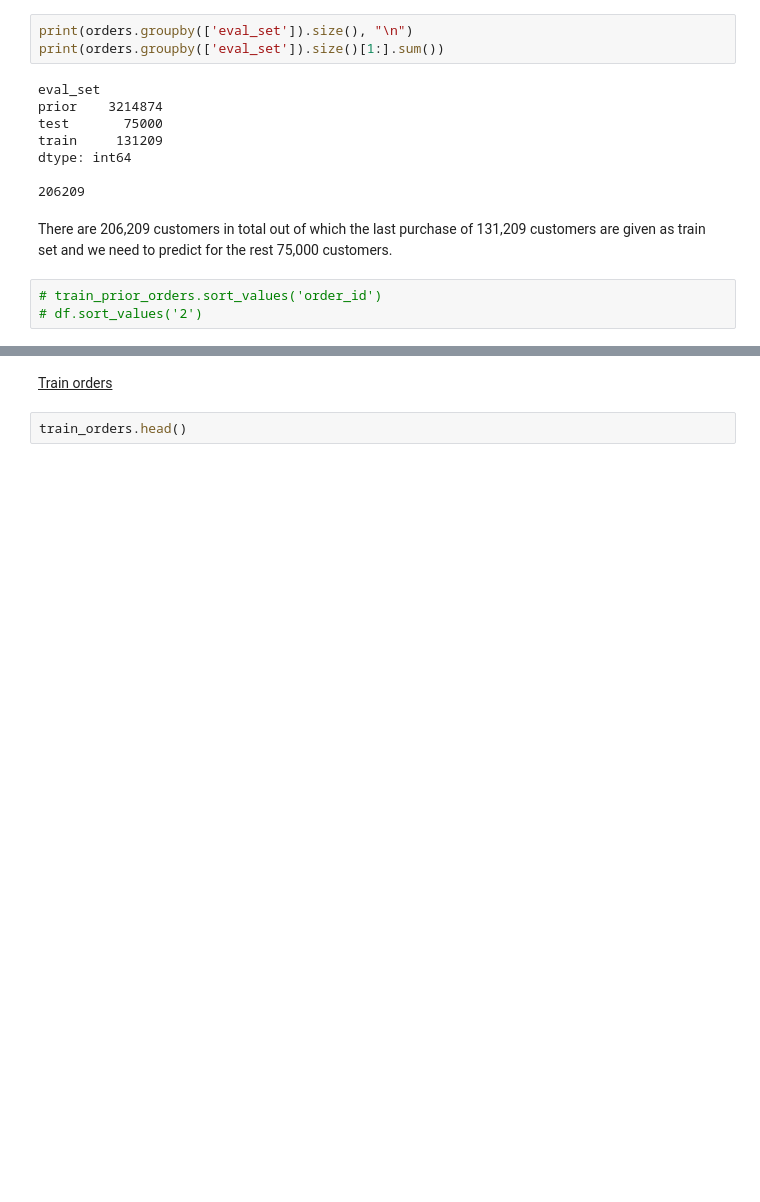
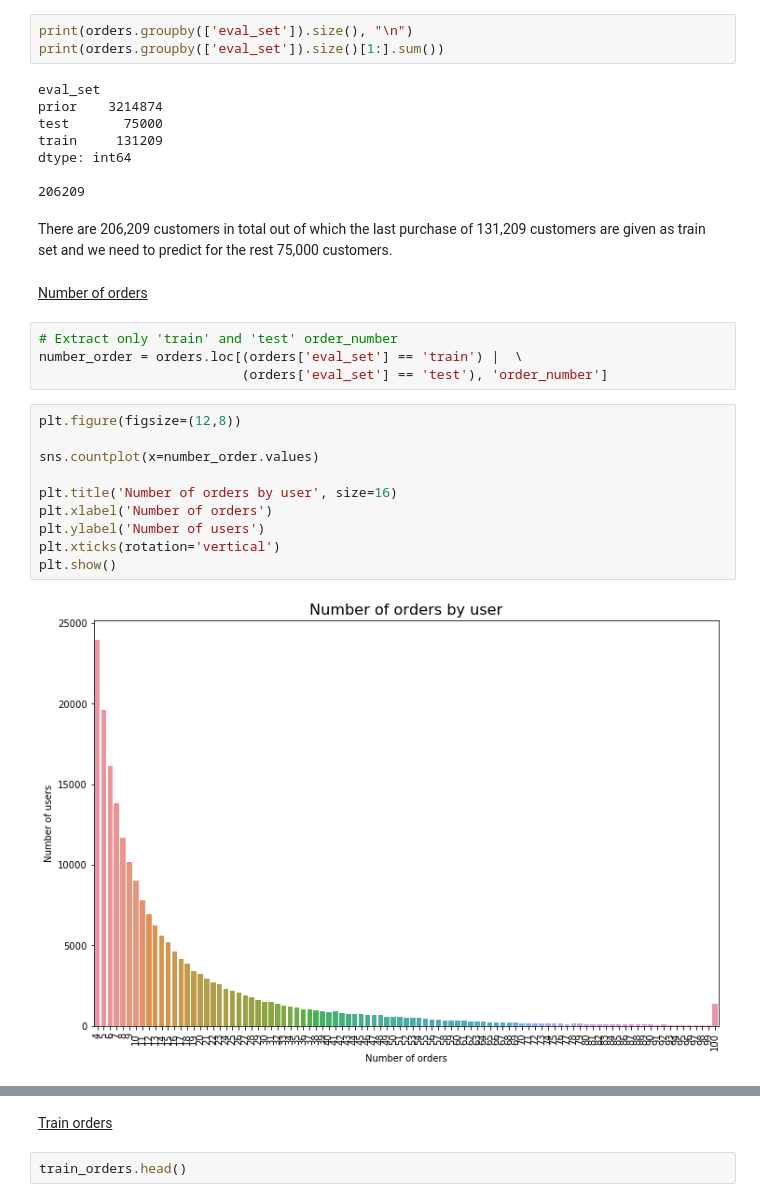
Before and after one commit to MelanVijayaratnam/Kaggle-nb, a Jupyter notebook: Instacart/Instacart.ipynb, the cells around one changed output, grey strips where cells are left out. Drawn from its saved outputs; the diff is of its cells as text; blank space fills up the shorter version.

Commit message:
Plot understand number of orders by user

```diff
--- a/Instacart/Instacart.ipynb
+++ b/Instacart/Instacart.ipynb
@@ -205,6 +205,21 @@ dtype: int64
 206209
 # %% [markdown]
 There are 206,209 customers in total out of which the last purchase of 131,209 customers are given as train set and we need to predict for the rest 75,000 customers.
-# %%
-# train_prior_orders.sort_values('order_id')
-# df.sort_values('2')
+# %% [markdown]
+<u style="padding-left: 1.8em">Number of orders</u>
+# %%
+# Extract only 'train' and 'test' order_number
+number_order = orders.loc[(orders['eval_set'] == 'train') |  \
+                          (orders['eval_set'] == 'test'), 'order_number']
+# %%
+plt.figure(figsize=(12,8))
+
+sns.countplot(x=number_order.values)
+
+plt.title('Number of orders by user', size=16)
+plt.xlabel('Number of orders')
+plt.ylabel('Number of users')
+plt.xticks(rotation='vertical')
+plt.show()
+# %% [output]
+[figure, added]
```
Also changed, not shown: parts of 12 cells of this notebook.
